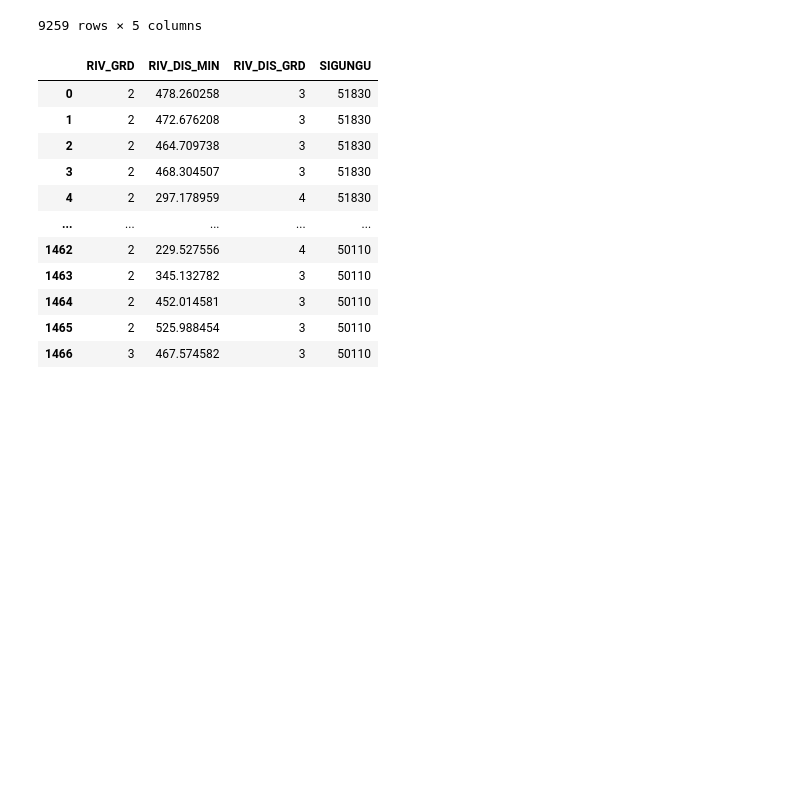
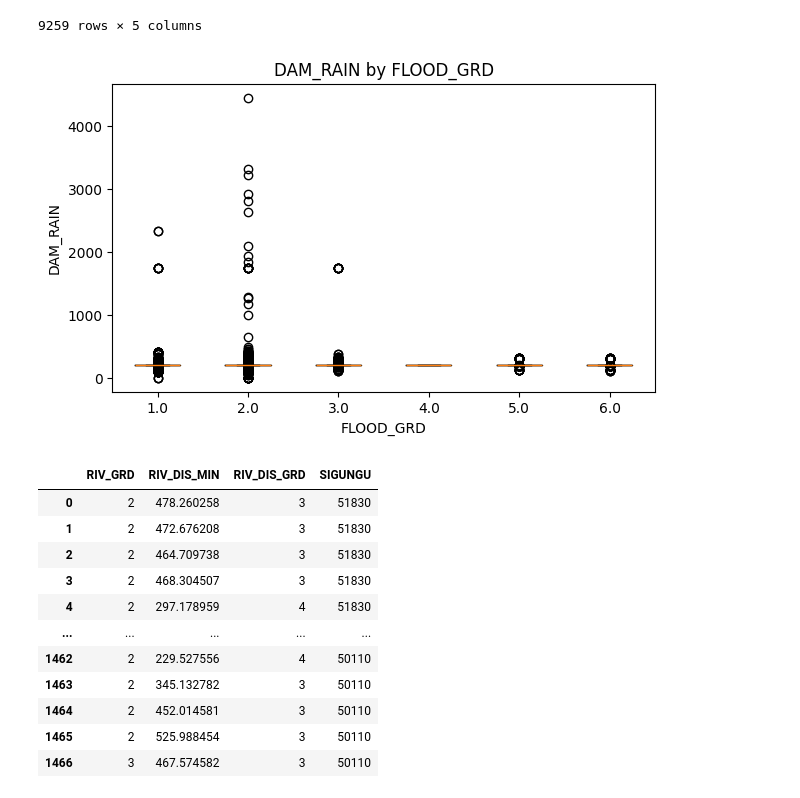
Before and after one commit to Encore-SKN-24/ML_MINI_5TEAM, a Jupyter notebook: src/features/kmj/data_visualization.ipynb, the cells around one changed output. Drawn from its saved outputs; the diff is of its cells as text; code cells hidden in the pictures; blank space fills up the shorter version.

```diff
--- a/src/features/kmj/data_visualization.ipynb
+++ b/src/features/kmj/data_visualization.ipynb
@@ -47,6 +62,21 @@ df_flooding_disaster
 | 9257 | 2023 | 198.0 | 0.0 | 52210 | 2.0 |
 | 9258 | 2021 | 0.0 | 0.0 | 47770 | 2.0 |
 9259 rows × 5 columns
+# %%
+# 등급별 강수량 분포
+
+import matplotlib.pyplot as plt
+
+data = df_flooding_disaster.dropna(subset=['FLOOD_GRD','DAM_RAIN'])
+
+plt.figure(figsize=(7,4))
+plt.boxplot([data.loc[data['FLOOD_GRD']==g, 'DAM_RAIN'] for g in sorted(data['FLOOD_GRD'].unique())],
+            labels=sorted(data['FLOOD_GRD'].unique()))
+plt.title('DAM_RAIN by FLOOD_GRD')
+plt.xlabel('FLOOD_GRD'); plt.ylabel('DAM_RAIN')
+plt.show()
+# %% [output]
+[figure, added]
 # %%
 df_riv = pd.read_csv("../../../data/processed/riv_pro_df.csv")
 df_riv
```
Also changed, not shown: parts of 8 cells of this notebook, 6 other files.
